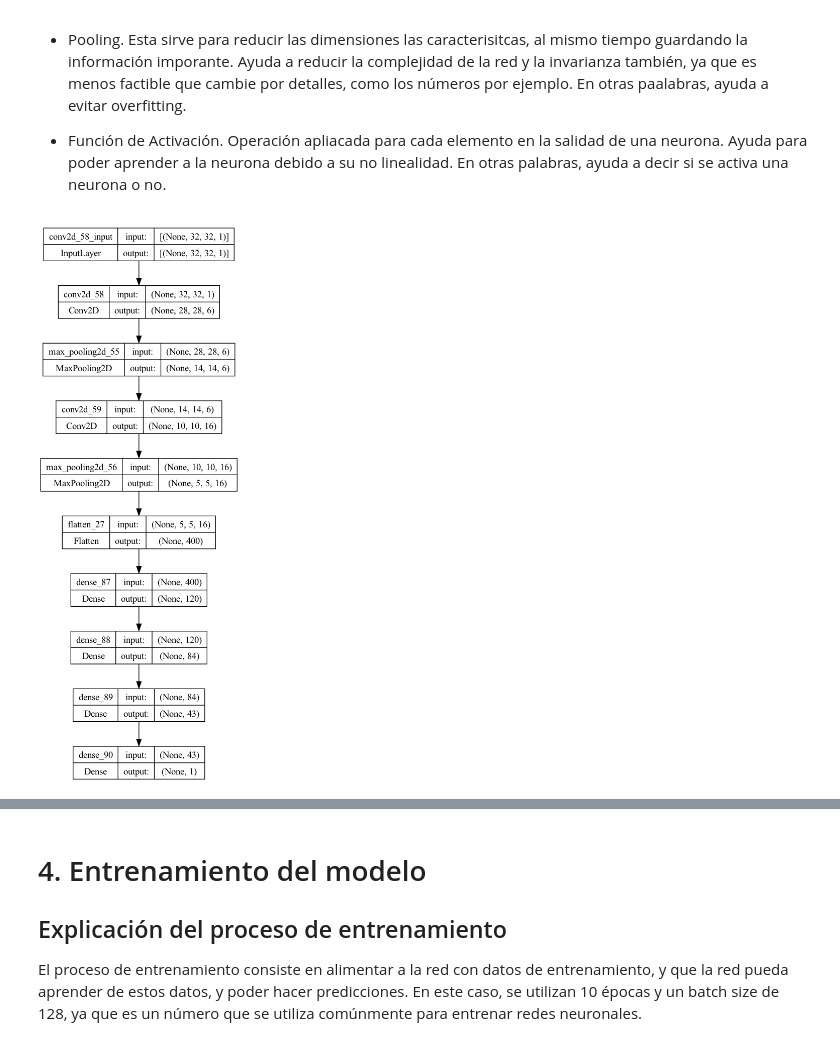
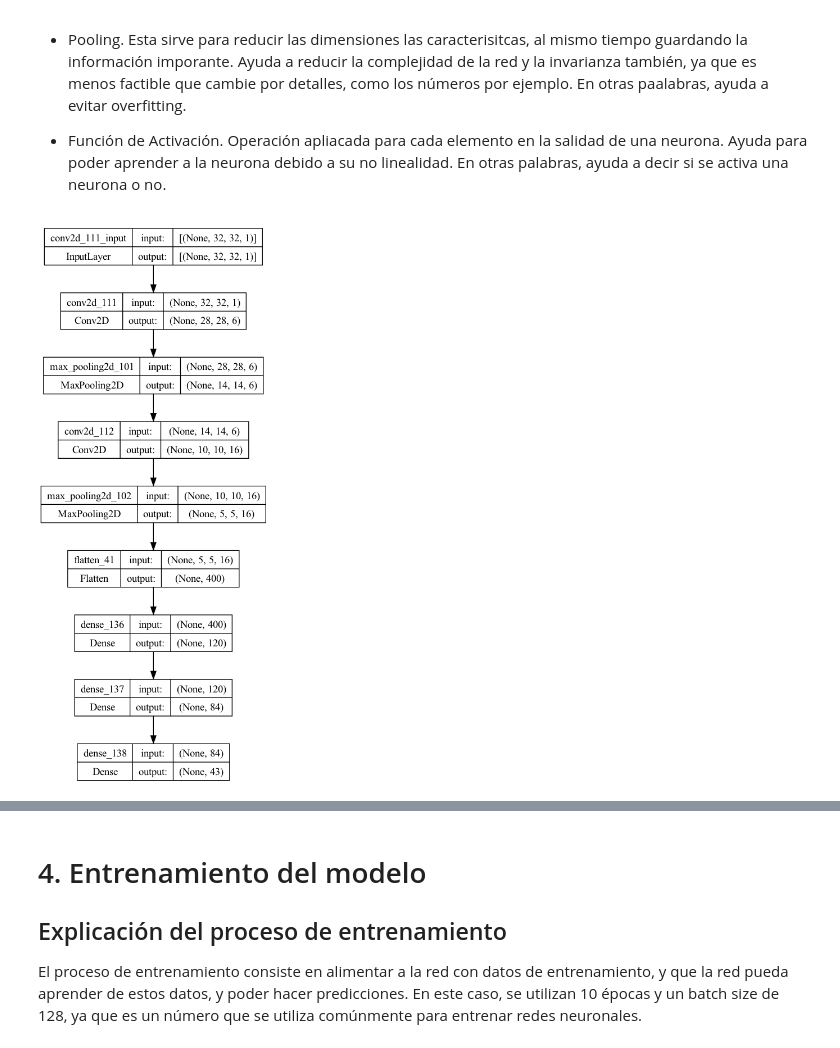
Before and after one commit to Roberto-VC/Lab2-DataScience, a Jupyter notebook: Lab2.ipynb, the cells around one changed output, grey strips where cells are left out. Saved outputs shown, nothing was run; the diff lists cells and outputs as text; code cells hidden in the pictures.

```diff
--- a/Lab2.ipynb
+++ b/Lab2.ipynb
@@ -77,29 +77,21 @@ El Modelo LeNet es el pionero de las redes neuronales convolucionales, diseñada
 
 - Función de Activación. Operación apliacada para cada elemento en la salidad de una neurona. Ayuda para poder aprender a la neurona debido a su no linealidad. En otras palabras, ayuda a decir si se activa una neurona o no.
 # %%
-def weighted_categorical_crossentropy(y_true, y_pred):
-    weights = tf.gather(class_weights, y_true)
-    unweighted_loss = tf.keras.losses.categorical_crossentropy(y_true, y_pred, from_logits=True)
-    weighted_loss = unweighted_loss * weights
-    return weighted_loss
-
 model = Sequential()
 
 model.add(Conv2D(6, kernel_size=(5, 5), activation='relu', input_shape=(32,32,1)))
 model.add(MaxPooling2D(pool_size=(2, 2)))
 model.add(Conv2D(16, kernel_size=(5, 5), activation='relu'))
 model.add(MaxPooling2D(pool_size=(2, 2)))
-
 model.add(Flatten())
 model.add(Dense(120, activation='relu'))
 model.add(Dense(84, activation='relu'))
 model.add(Dense(classes, activation='softmax'))
-model.add(Dense(1, activation='softmax'))
 
 # 2.2 Mostrar el diseño de la red
 plot_model(model, to_file = 'grafica_modelo.png', show_shapes = True, show_layer_names = True)
 # %% [output]
-[figure, old version]
+[figure, new version]
 # %% [markdown]
 # 3. Construcción del modelo
 
```
Also changed, not shown: parts of 6 cells of this notebook, 1 other file.
